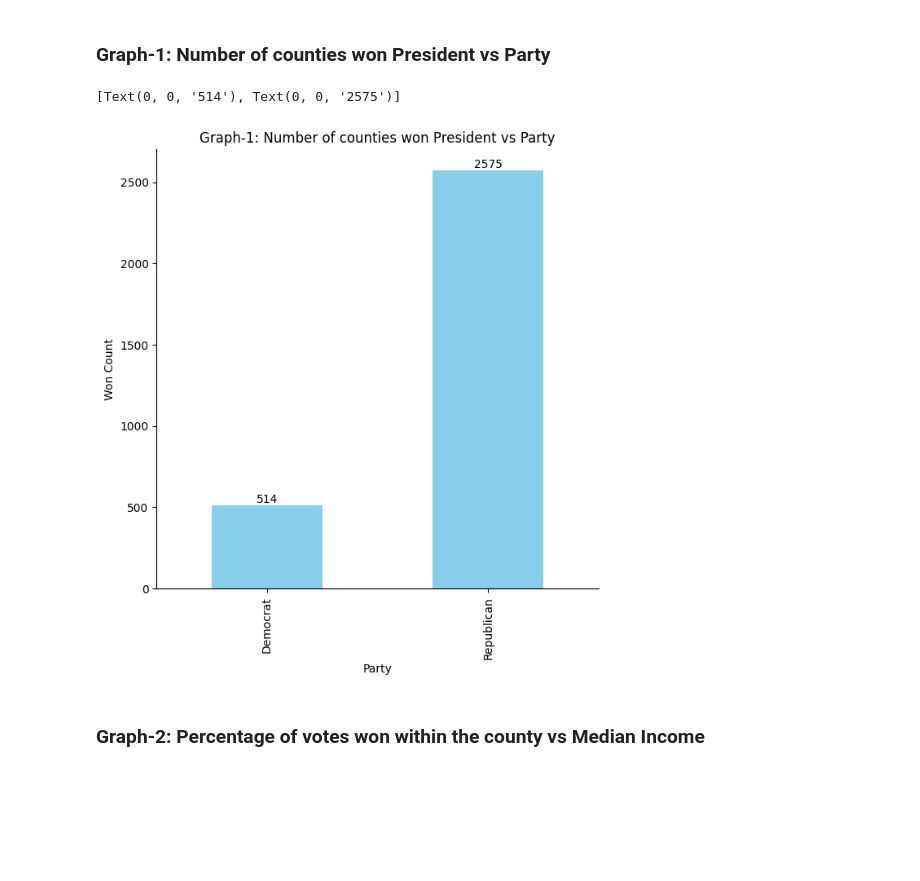
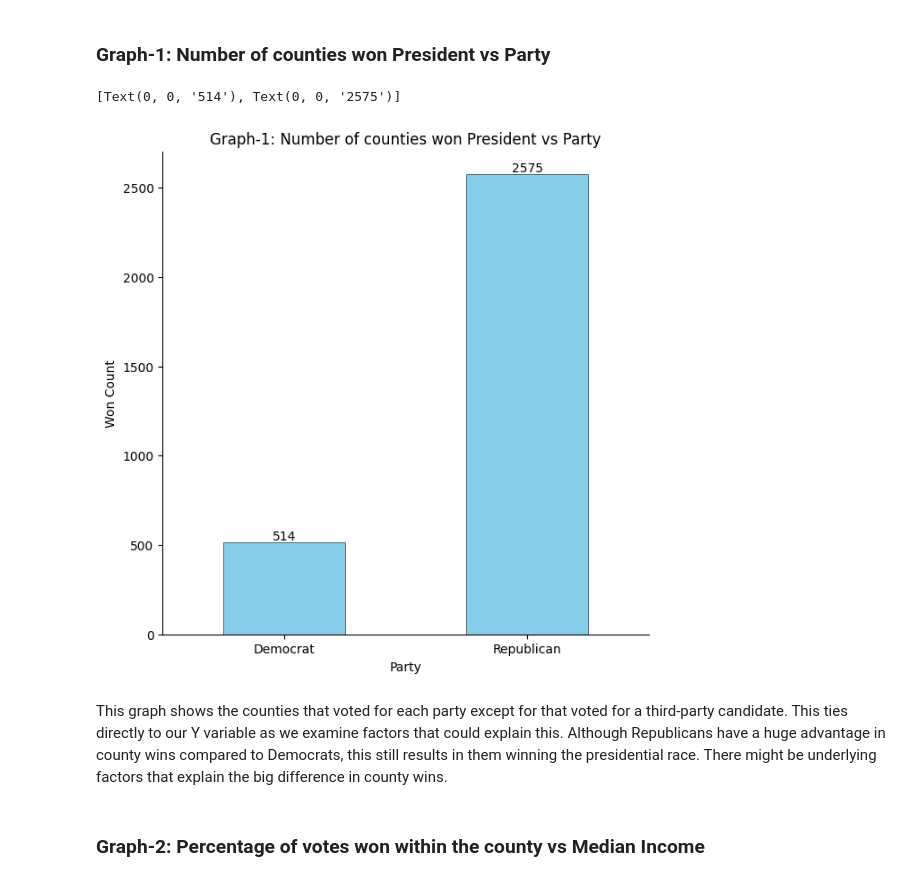
Before and after one commit to ECO225-W2025/eco225-project-code-marcus214, a Jupyter notebook: Project-One.ipynb, the cells around one changed output. Drawn from its saved outputs; the diff is of its cells as text; code cells hidden in the pictures; blank space fills up the shorter version.

```diff
--- a/Project-One.ipynb
+++ b/Project-One.ipynb
@@ -241,22 +263,25 @@ Create at least four plots/figures/histograms for a passing mark.
 # %%
 # Graph-1: Number of counties won President vs Party
 
 # calculate value counts
 counts = final_df['party'].value_counts()
 
 fig, ax = plt.subplots(figsize=(7, 7))
-counts.sort_index().plot(kind='bar', color='skyblue')
+counts.sort_index().plot(kind='bar', color='skyblue', edgecolor='black', linewidth=0.4)
 
 # plot barchart
+plt.xticks(rotation=0)
 ax.set_xlabel('Party')
 ax.set_ylabel('Won Count')
 ax.spines['right'].set_visible(False)
 ax.spines['top'].set_visible(False)
 ax.set_title("Graph-1: Number of counties won President vs Party")
 ax.bar_label(ax.containers[0])
 # %% [output]
 [Text(0, 0, '514'), Text(0, 0, '2575')]
-[figure, old version]
+[figure, new version]
+# %% [markdown]
+This graph shows the counties that voted for each party except for that voted for a third-party candidate. This ties directly to our Y variable as we examine factors that could explain this. Although Republicans have a huge advantage in county wins compared to Democrats, this still results in them winning the presidential race. There might be underlying factors that explain the big difference in county wins.
 # %% [markdown]
 ### Graph-2: Percentage of votes won within the county vs Median Income
 # %%
```
Also changed, not shown: parts of 26 cells of this notebook.
